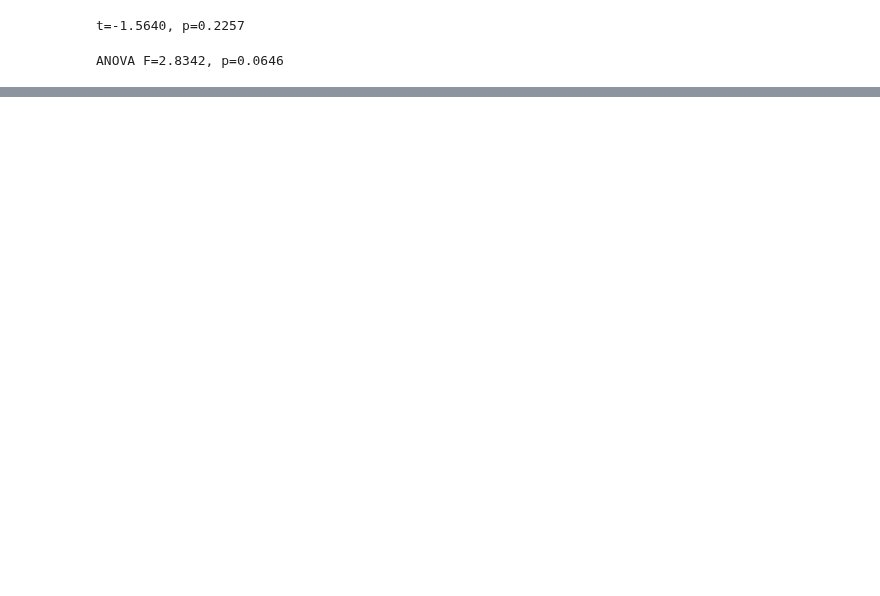
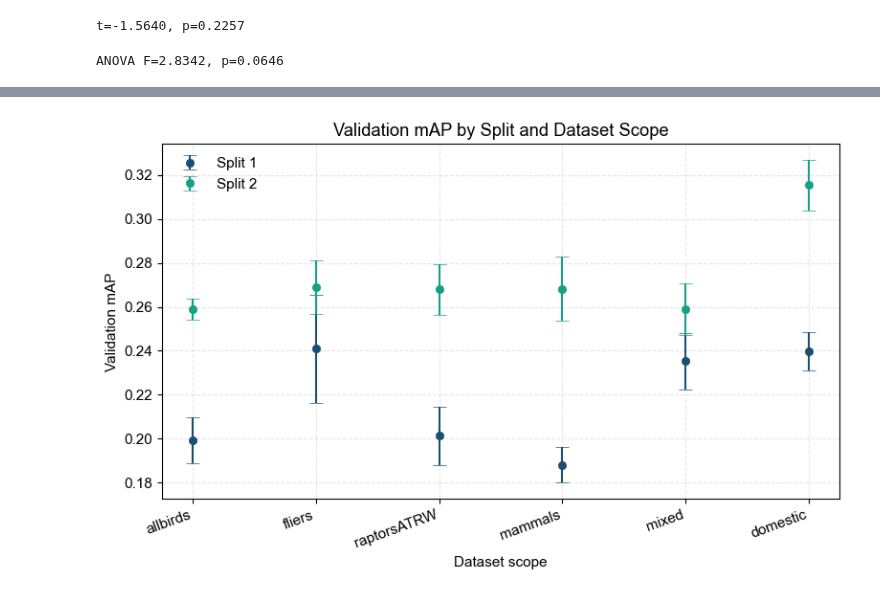
Before and after one commit to ameeassad/EagleID, a Jupyter notebook: notebooks/results_statisticaltest.ipynb, the cells around one changed output, grey strips where cells are left out. Cells and saved outputs as stored; diff of their text form; code cells hidden in the pictures; blank space fills up the shorter version.

```diff
--- a/notebooks/results_statisticaltest.ipynb
+++ b/notebooks/results_statisticaltest.ipynb
@@ -314,0 +388,72 @@ ANOVA F=2.8342, p=0.0646
+# %%
+import matplotlib.pyplot as plt
+import numpy as np
+
+# Font settings for figures (sans-serif preferred for clarity)
+plt.rcParams.update({
+    "font.family": "Arial",
+    "font.size": 11
+})
+
+# Color palette
+primary_color   = '#1B4F72'  # Deep blue for Split 1
+secondary_color = '#16A085'  # Teal for Split 2
+
+# Raw data: first 3 entries are Split 1, last 3 are Split 2
+raw_data = {
+    'allbirds':    [0.20788, 0.21130, 0.17842,  0.24957, 0.26492, 0.26199],
+    'fliers':      [0.23207, 0.28740, 0.20356,  0.26951, 0.24749, 0.28957],
+    'raptorsATRW': [0.22677, 0.18266, 0.19432,  0.26598, 0.28857, 0.24910],
+    'mammals':     [0.20308, 0.17471, 0.18640,  0.26466, 0.29520, 0.24469],
+    'mixed':       [0.23915, 0.25522, 0.21136,  0.28149, 0.24255, 0.25259],
+    'domestic':    [0.23487, 0.25679, 0.22762,  0.32932, 0.29283, 0.32414],
+}
+
+# Prepare split-specific lists
+groups = list(raw_data.keys())
+split1_data = [raw_data[g][:3] for g in groups]
+split2_data = [raw_data[g][3:] for g in groups]
+
+# Compute means and standard errors
+split1_means = [np.mean(vals) for vals in split1_data]
+split1_ses   = [np.std(vals, ddof=1) / np.sqrt(len(vals)) for vals in split1_data]
+split2_means = [np.mean(vals) for vals in split2_data]
+split2_ses   = [np.std(vals, ddof=1) / np.sqrt(len(vals)) for vals in split2_data]
+
+x = np.arange(1, len(groups) + 1)
+
+# Plot
+fig, ax = plt.subplots(figsize=(8, 5))
+
+ax.errorbar(
+    x, split1_means, yerr=split1_ses,
+    fmt='o', color=primary_color, ecolor=primary_color,
+    elinewidth=1.5, capsize=5, markersize=6, markeredgewidth=0.5,
+    label='Split 1'
+)
+ax.errorbar(
+    x, split2_means, yerr=split2_ses,
+    fmt='o', color=secondary_color, ecolor=secondary_color,
+    elinewidth=1.5, capsize=5, markersize=6, markeredgewidth=0.5,
+    label='Split 2'
+)
+
+# Axis settings
+ax.set_xticks(x)
+ax.set_xticklabels(groups, rotation=20, ha='right')
+ax.set_xlabel('Dataset scope', color='black')
+ax.set_ylabel('Validation mAP', color='black')
+ax.set_title('Validation mAP by Split and Dataset Scope', color='black')
+
+# Grid and aesthetics
+ax.grid(True, linestyle='--', alpha=0.3)
+ax.spines[:].set_color('black')
+ax.tick_params(colors='black')
+
+# Legend
+ax.legend(frameon=False)
+
+plt.tight_layout()
+plt.show()
+# %% [output]
+[figure, added]
```
Also changed, not shown: parts of 2 cells of this notebook, 1 other file.
